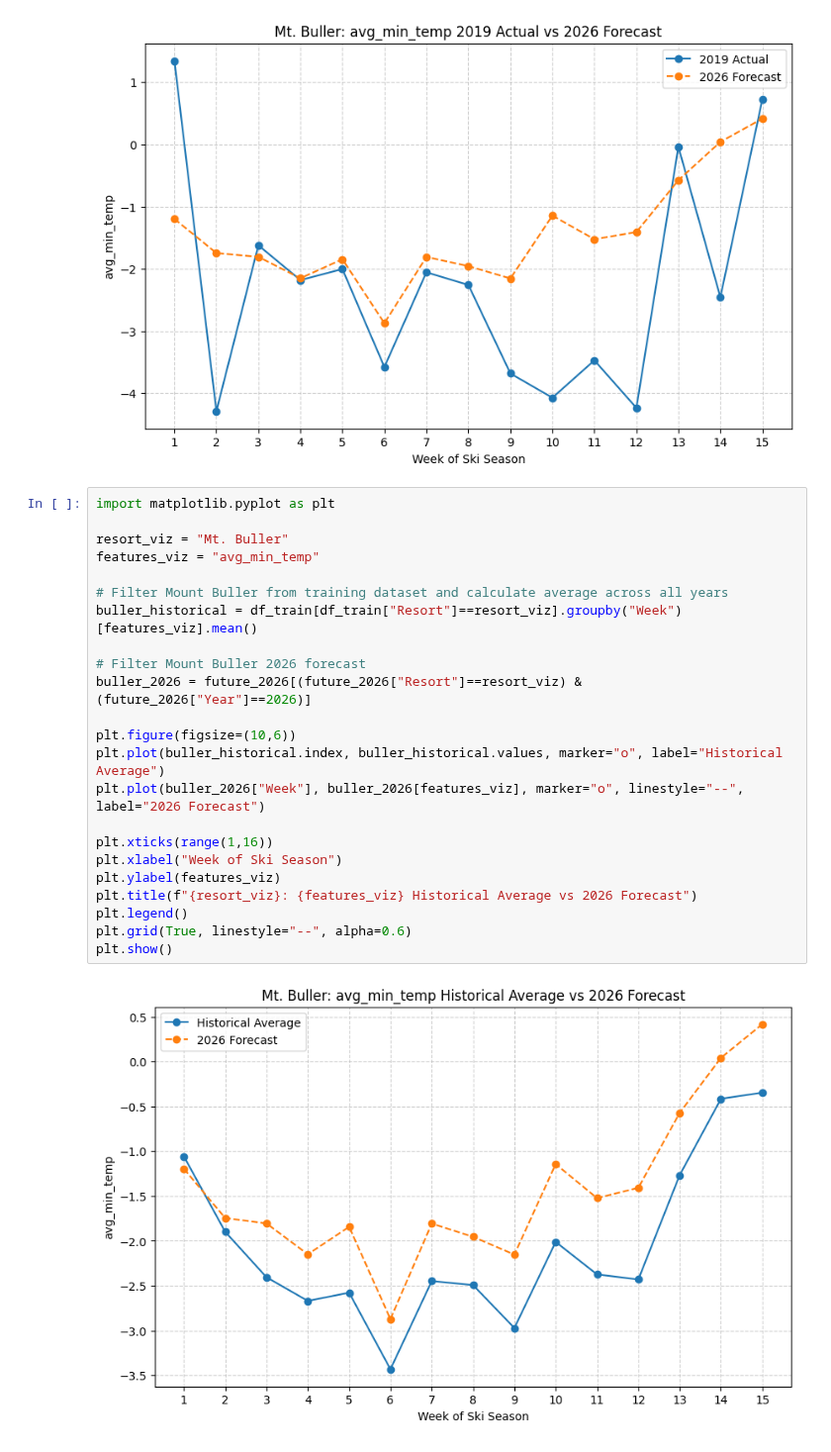
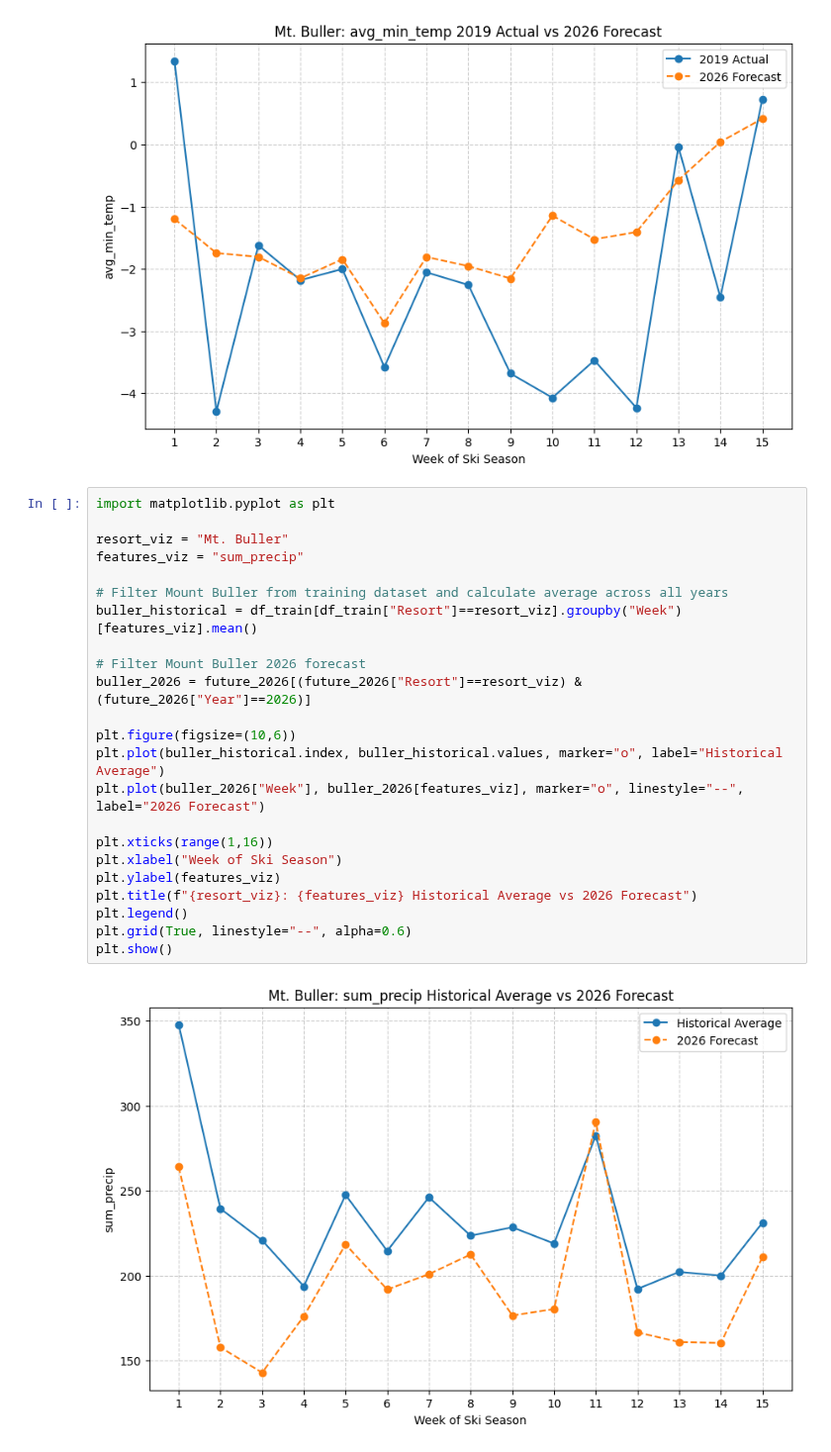
Before and after one commit to bsri0004/R2B2, a Jupyter notebook: predictive/time-series.ipynb, the cells around one changed output. Shown at 99% size. Saved outputs shown, nothing was run; the diff lists cells and outputs as text.

```diff
--- a/predictive/time-series.ipynb
+++ b/predictive/time-series.ipynb
@@ -193,25 +193,25 @@ plt.show()
 # %%
 import matplotlib.pyplot as plt
 
 resort_viz = "Mt. Buller"
-features_viz = "avg_min_temp"
+features_viz = "sum_precip"
 
 # Filter Mount Buller from training dataset and calculate average across all years
 buller_historical = df_train[df_train["Resort"]==resort_viz].groupby("Week")[features_viz].mean()
 
 # Filter Mount Buller 2026 forecast
 buller_2026 = future_2026[(future_2026["Resort"]==resort_viz) & (future_2026["Year"]==2026)]
 
 plt.figure(figsize=(10,6))
 plt.plot(buller_historical.index, buller_historical.values, marker="o", label="Historical Average")
 plt.plot(buller_2026["Week"], buller_2026[features_viz], marker="o", linestyle="--", label="2026 Forecast")
 
 plt.xticks(range(1,16))
 plt.xlabel("Week of Ski Season")
 plt.ylabel(features_viz)
 plt.title(f"{resort_viz}: {features_viz} Historical Average vs 2026 Forecast")
 plt.legend()
 plt.grid(True, linestyle="--", alpha=0.6)
 plt.show()
 # %% [output]
-[figure, old version]
+[figure, new version]
```
